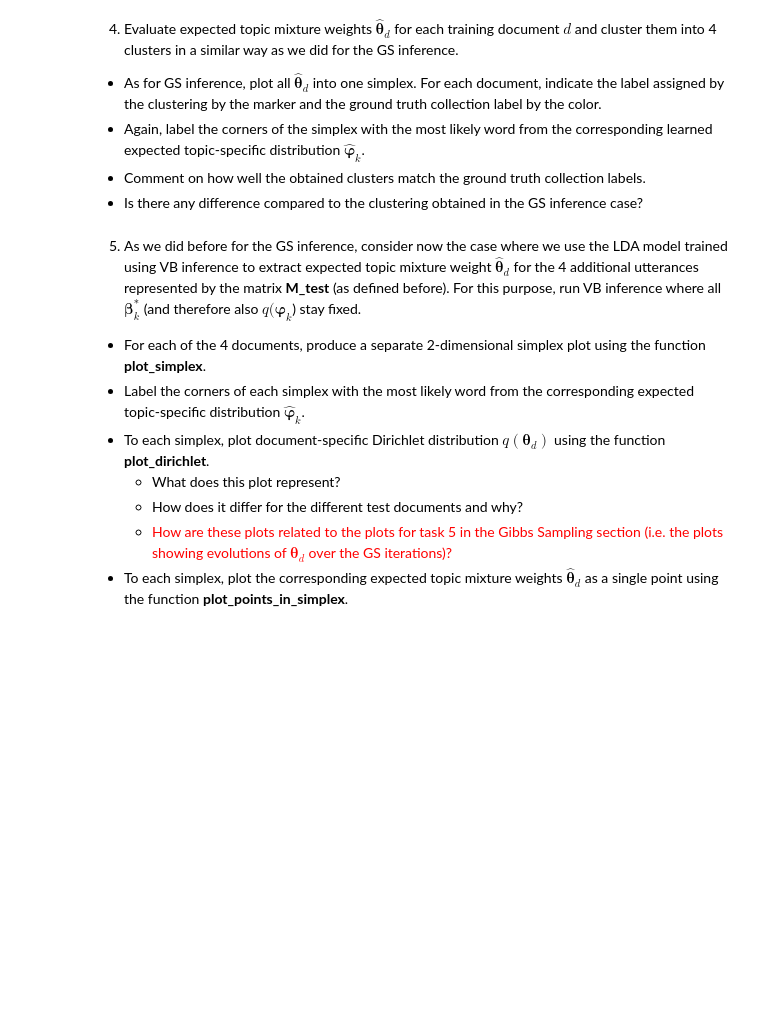
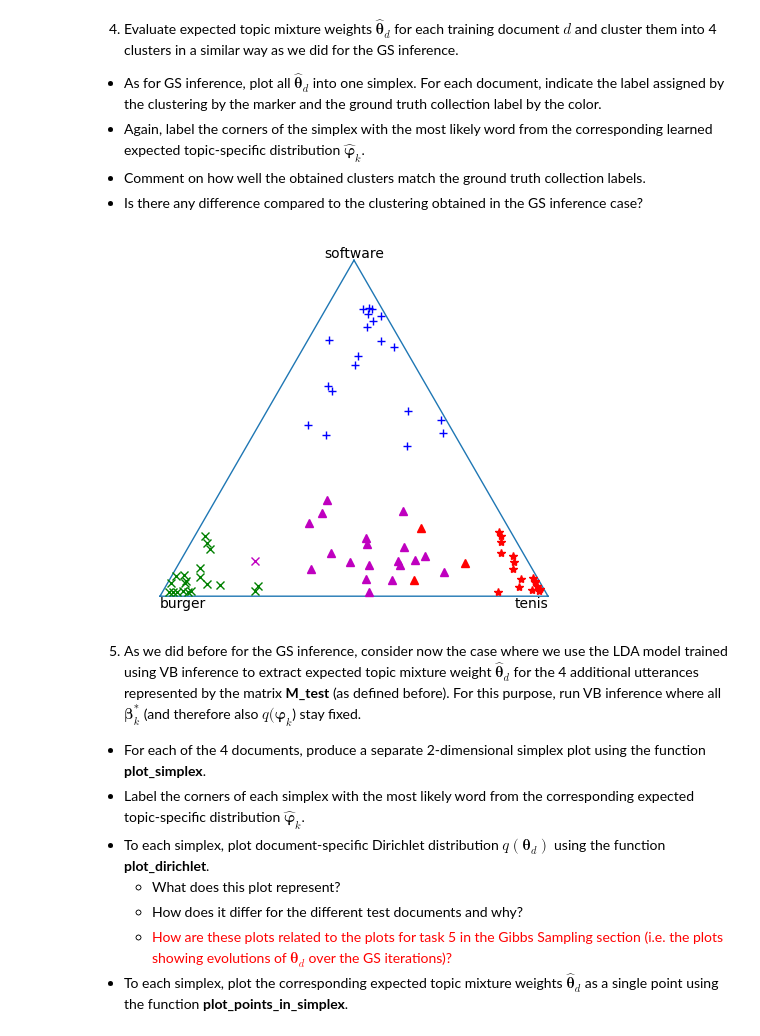
Before and after one commit to TomasBeranek/but-baya-project, a Jupyter notebook: BAYa_Assignment2022.ipynb, the cells around one changed output. Cells and saved outputs as stored; diff of their text form; code cells hidden in the pictures; blank space fills up the shorter version.

```diff
--- a/BAYa_Assignment2022.ipynb
+++ b/BAYa_Assignment2022.ipynb
@@ -521,3 +608,16 @@ expected topic specific word ditributions $\boldsymbol{\hat{\Phi}} = [\boldsymbo
+# %%
+# Sample Theta from alpha
+theta_vb = alpha / np.expand_dims(np.sum(alpha, axis=1), axis=1)
+
+# Clustering of document representations
+document_labels_vb = skc.AgglomerativeClustering(n_clusters=4).fit(theta_vb).labels_
+
+# Plot document representations into simplex
+plot_simplex([vocabulary[np.argmax(p)] for p in phi_vb])
+for i, t in enumerate(theta_vb):
+  plot_points_in_simplex(t, c=colors[collection_label[i]], ls='none', marker=markers[document_labels_vb[i]])
+# %% [output]
+[figure, added]
 # %% [markdown]
 5. As we did before for the GS inference, consider now the case where we use the LDA model trained using VB inference to extract expected topic mixture weight $\boldsymbol{\hat{\theta}}_d$ for the 4 additional utterances represented by the matrix **M_test** (as defined before). For this purpose, run VB inference where all $\boldsymbol{\beta}_k^*$ (and therefore also $q(\boldsymbol{\varphi}_k$) stay fixed.
  * For each of the 4 documents, produce a separate 2-dimensional simplex plot using the function **plot_simplex**.
```
Also changed, not shown: parts of 16 cells of this notebook.
